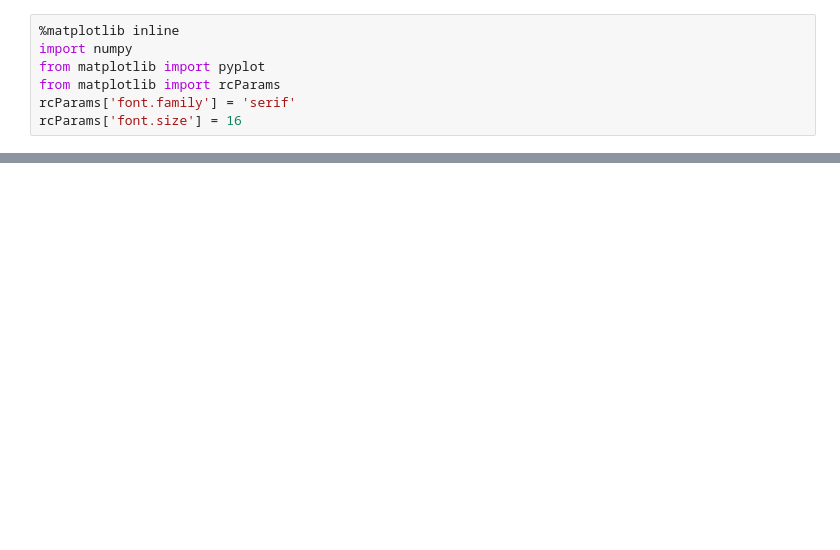
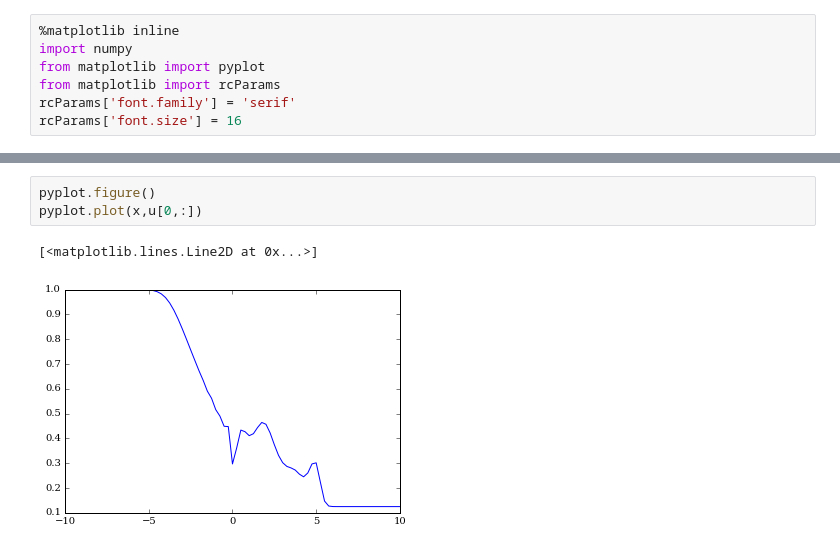
Before and after one commit to rambandaru/MAE6286, a Jupyter notebook: Assignments/Sod_shock_tube.ipynb, the cells around one changed output, grey strips where cells are left out. Drawn from its saved outputs; the diff is of its cells as text; blank space fills up the shorter version.

```diff
--- a/Assignments/Sod_shock_tube.ipynb
+++ b/Assignments/Sod_shock_tube.ipynb
@@ -56,0 +89,6 @@ def richtmyer(u, nt, dt, dx):
+# %%
+pyplot.figure()
+pyplot.plot(x,u[0,:])
+# %% [output]
+[<matplotlib.lines.Line2D at 0x...>]
+[figure, added]
```
Also changed, not shown: parts of 8 cells of this notebook.
